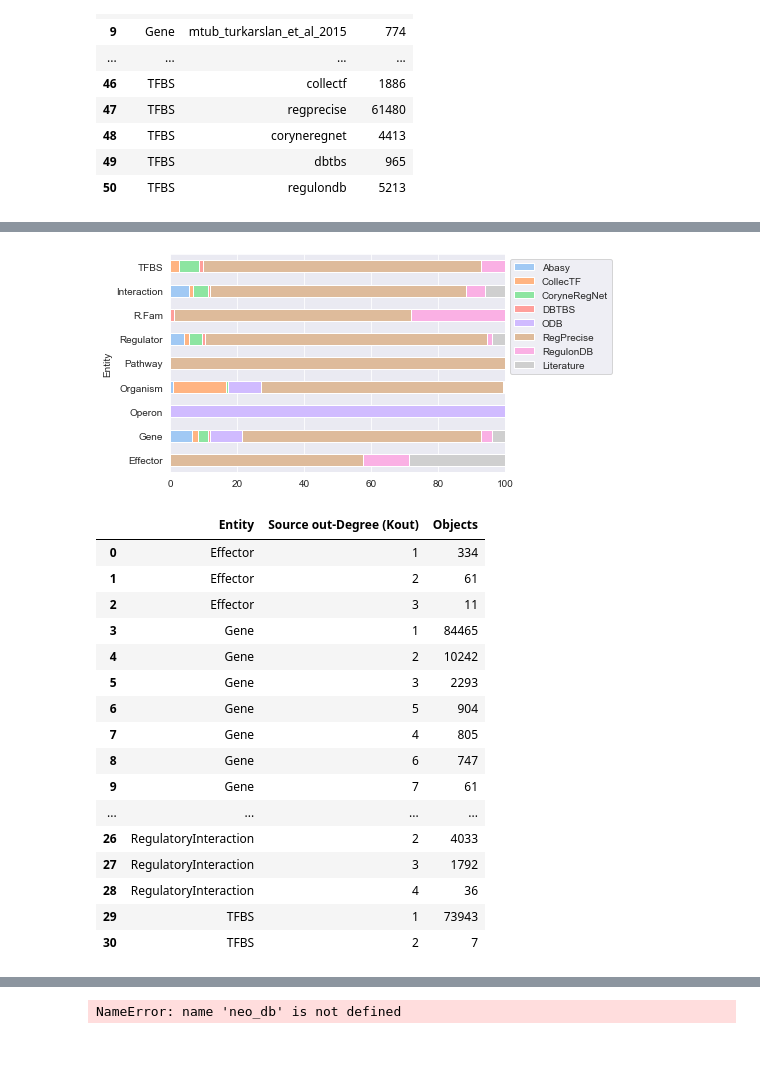
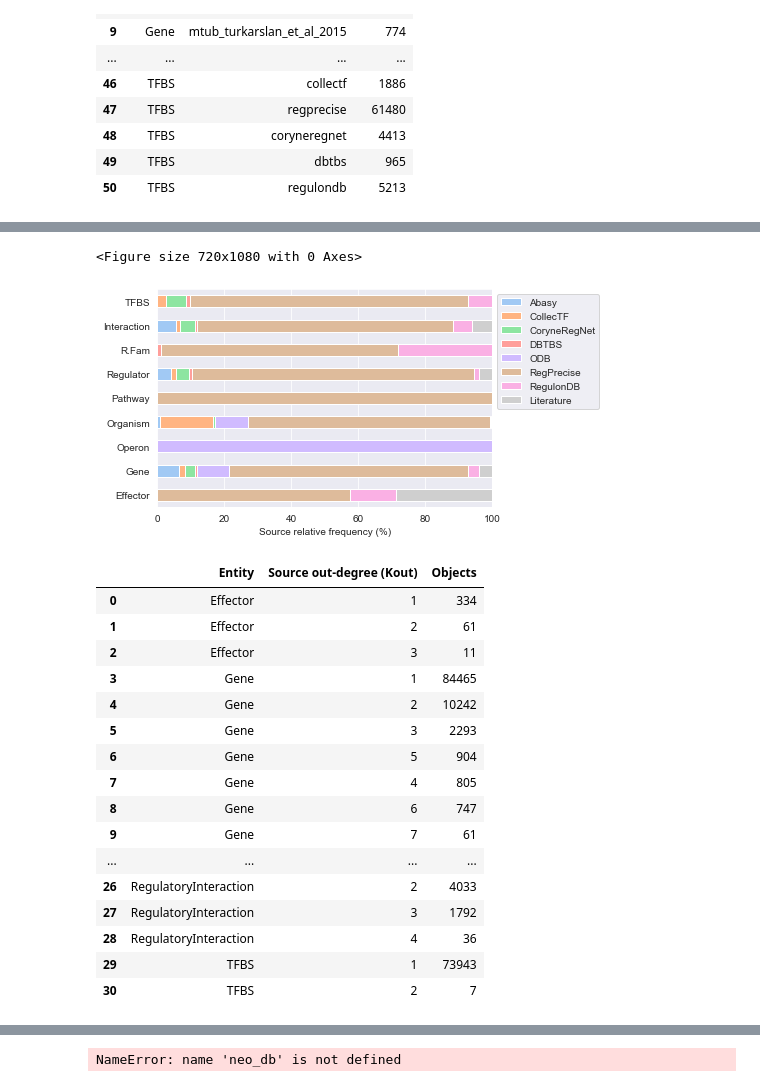
Before and after one commit to cruz-f/protrend-database, a Jupyter notebook: src/protrend/report/source_report.ipynb, the cells around one changed output, grey strips where cells are left out. Drawn from its saved outputs; the diff is of its cells as text; code cells hidden in the pictures; blank space fills up the shorter version.

```diff
--- a/src/protrend/report/source_report.ipynb
+++ b/src/protrend/report/source_report.ipynb
@@ -72,16 +72,22 @@ data
 # %%
 import matplotlib.pyplot as plt
 import seaborn as sns
+
+plt.figure(figsize=(10, 15))
+
 data.plot.barh(stacked=True, color=sns.color_palette('pastel').as_hex())
 
 plt.legend(loc='upper left', bbox_to_anchor=(1,1), ncol=1)
 
+plt.ylabel('')
+plt.xlabel('Source relative frequency (%)')
 plt.xlim(0, 100)
 
 plt.savefig("source_report.png", bbox_inches="tight", dpi=150)
 plt.show()
 # %% [output]
+<Figure size 720x1080 with 0 Axes>
-[figure, old version]
+[figure, new version]
 # %%
 from protrend.utils import NeoDatabase, Settings
 neo_db = NeoDatabase(user_name=Settings.db_user_name, password=Settings.db_password,
@@ -106,10 +112,10 @@ for label in labels:
 # %%
 df = pd.concat(dfs, keys=labels)
 df = df.reset_index(drop=False)
-df = df.rename(columns={'level_0': 'Entity', 'level_1': 'Source out-Degree (Kout)', 'Sources': 'Objects'})
+df = df.rename(columns={'level_0': 'Entity', 'level_1': 'Source out-degree (Kout)', 'Sources': 'Objects'})
 df
 # %% [output]
-|  | Entity | Source out-Degree (Kout) | Objects |
+|  | Entity | Source out-degree (Kout) | Objects |
 | 0 | Effector | 1 | 334 |
 | 1 | Effector | 2 | 61 |
 | 2 | Effector | 3 | 11 |
```
Also changed, not shown: parts of 1 cell of this notebook, 17 other files.
